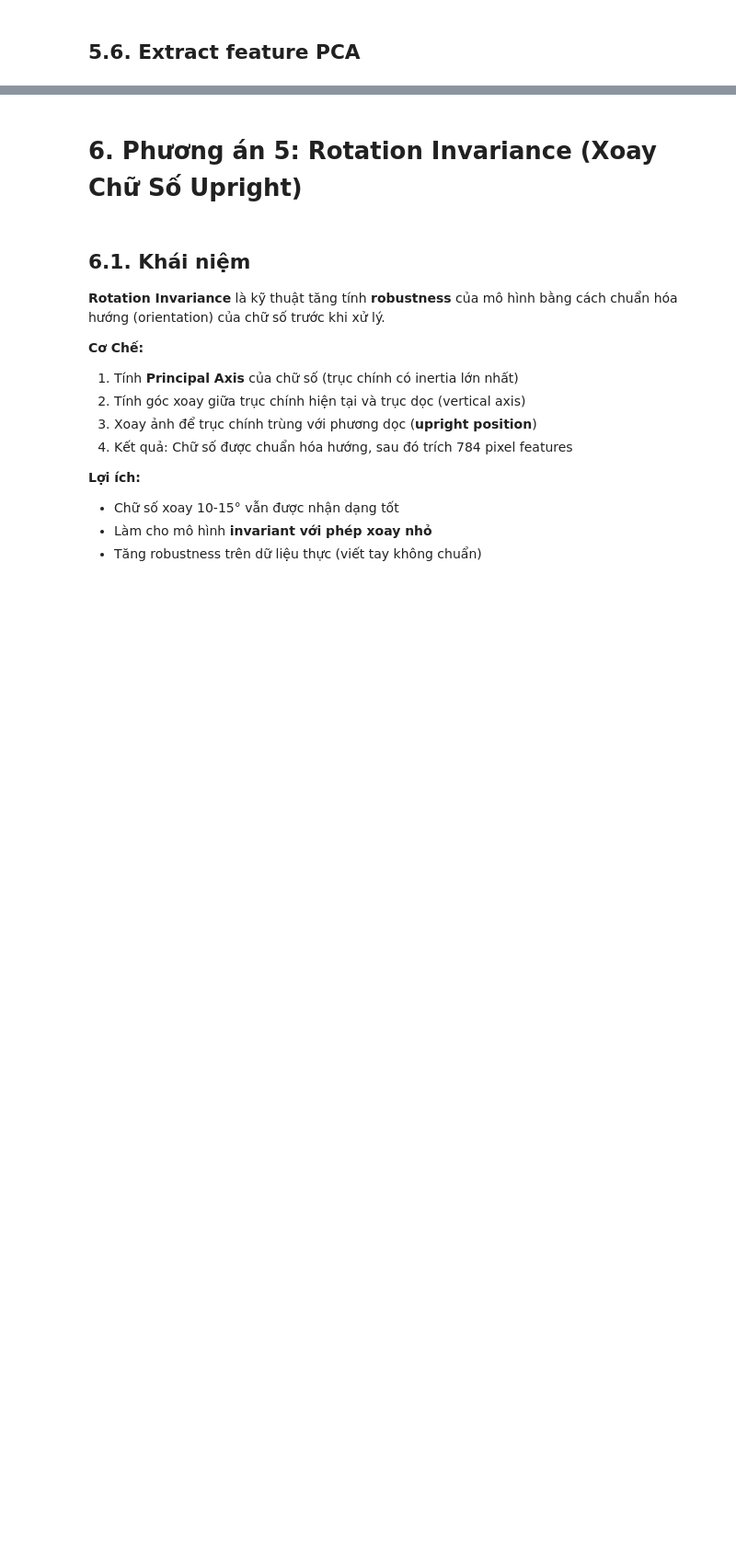
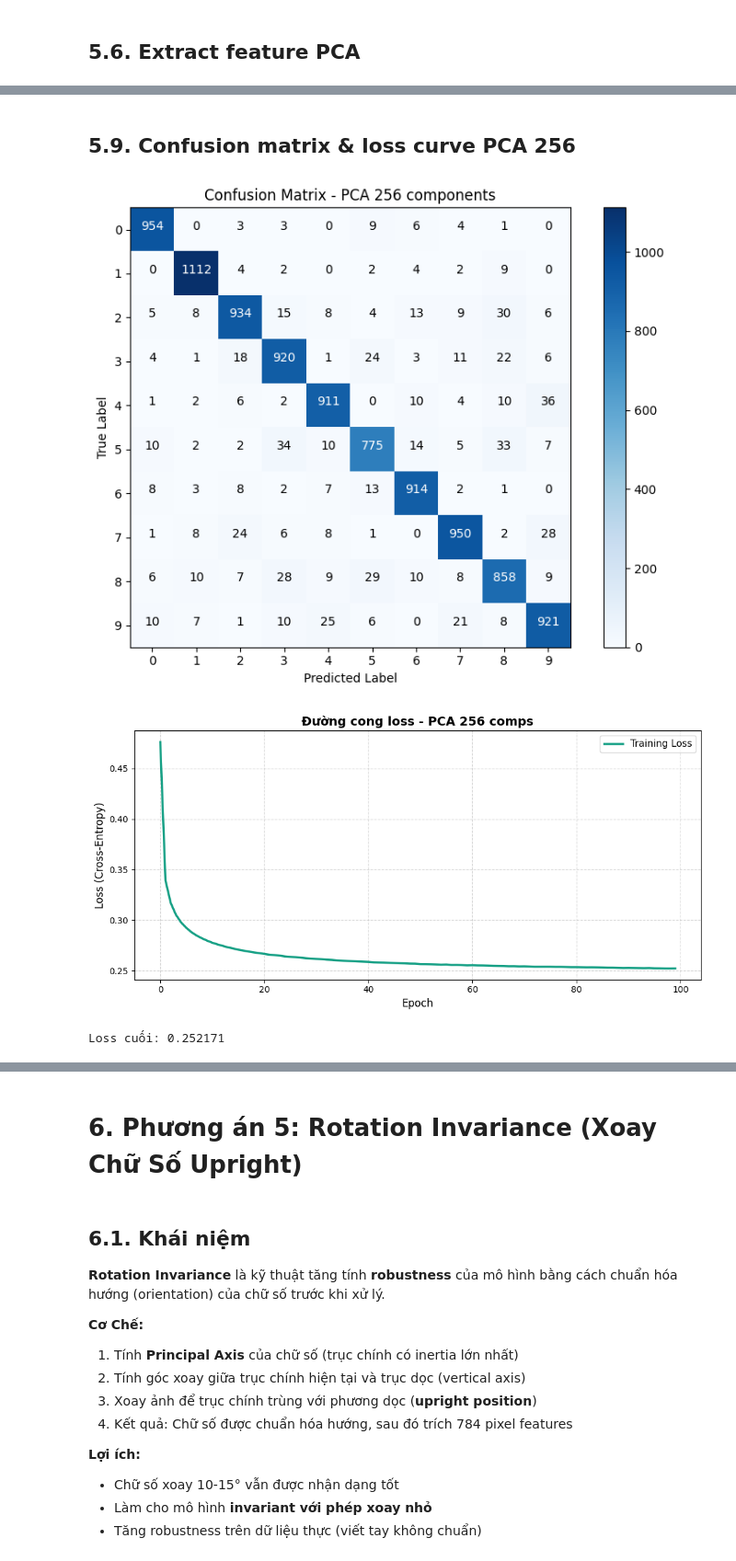
Before and after one commit to ndthanh308/IntroML_Lab2_SoftmaxRegression, a Jupyter notebook: notebooks/2_Feature_Experiments.ipynb, the cells around one changed output, grey strips where cells are left out. Shown at 92% size. Cells and saved outputs as stored; diff of their text form; code cells hidden in the pictures; blank space fills up the shorter version.

```diff
--- a/notebooks/2_Feature_Experiments.ipynb
+++ b/notebooks/2_Feature_Experiments.ipynb
@@ -2239,0 +2172,26 @@ print(f" Loss cuối cùng: {model_pca.losses[-1]:.6f}")
+# %% [markdown]
+## 5.9. Confusion matrix & loss curve PCA 256
+# %%
+# Confusion Matrix PCA 256
+plot_confusion_matrix(
+    metrics_pca_256['confusion_matrix'],
+    classes=classes,
+    title='Confusion Matrix - PCA 256 components'
+)
+
+# Loss curve PCA 256
+fig, ax = plt.subplots(figsize=(10, 5))
+ax.plot(model_pca_256.losses, linewidth=2.5, label='Training Loss', color='#16a085')
+ax.set_title('Đường cong loss - PCA 256 comps', fontsize=14, fontweight='bold')
+ax.set_xlabel('Epoch', fontsize=12)
+ax.set_ylabel('Loss (Cross-Entropy)', fontsize=12)
+ax.legend(fontsize=11)
+ax.grid(True, linestyle='--', alpha=0.5)
+plt.tight_layout()
+plt.show()
+
+print(f"Loss cuối: {model_pca_256.losses[-1]:.6f}")
+# %% [output]
+[figure, added]
+[figure, added]
+Loss cuối: 0.252171
```
Also changed, not shown: parts of 48 cells of this notebook, 1 other file.
